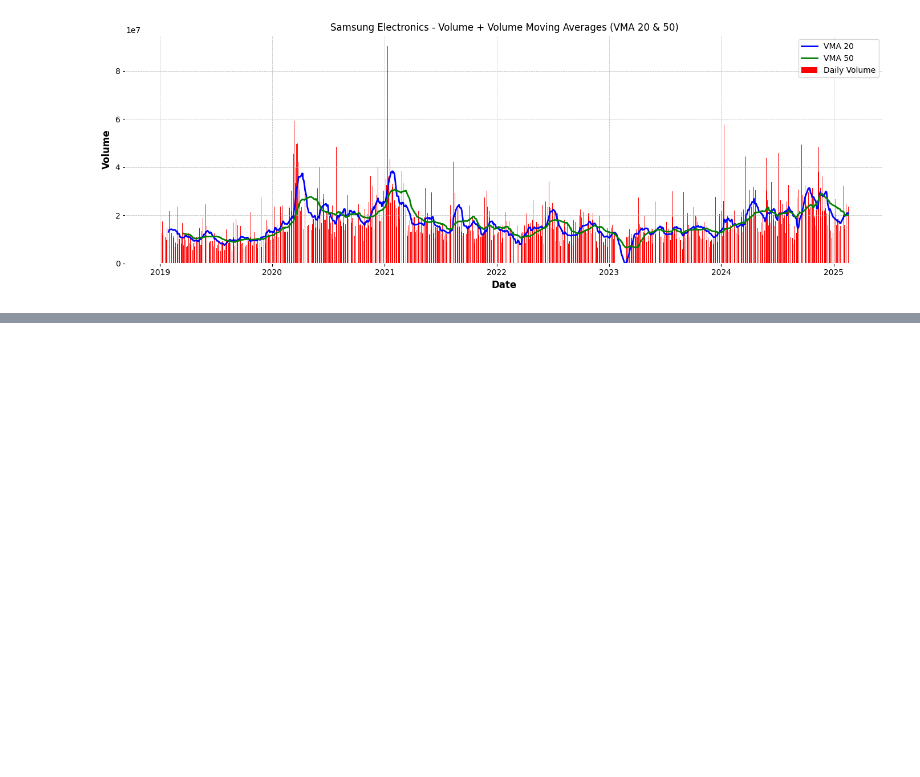
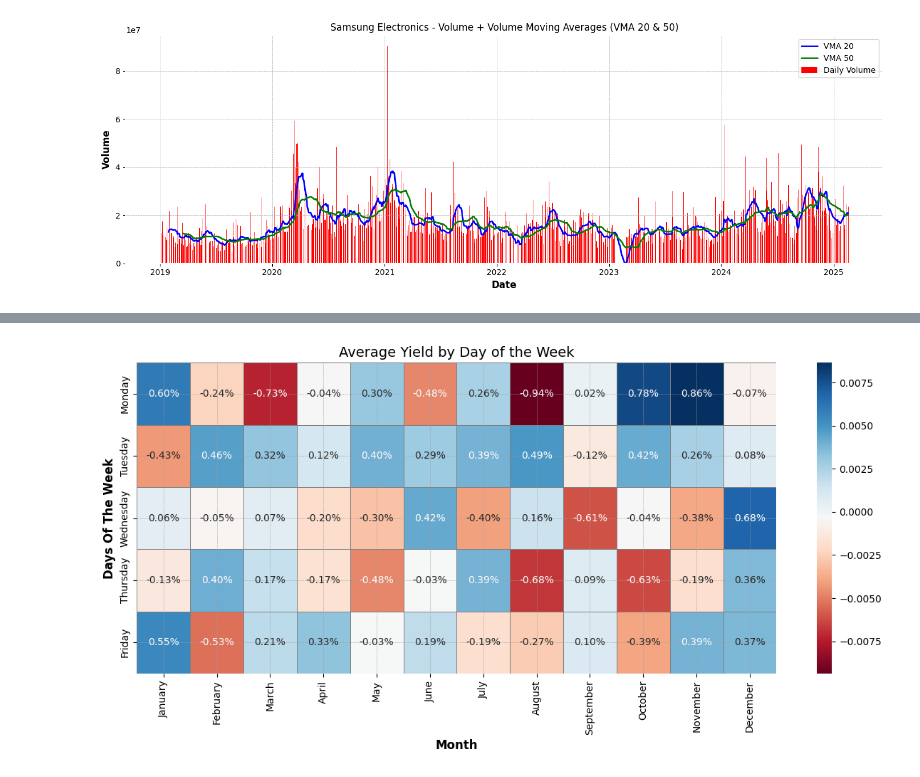
Before and after one commit to BIGDATA-GROUP-4/Samsung-Stock-Price, a Jupyter notebook: Samsung_stockprice.ipynb, the cells around one changed output, grey strips where cells are left out. Saved outputs shown, nothing was run; the diff lists cells and outputs as text; code cells hidden in the pictures; blank space fills up the shorter version.

```diff
--- a/Samsung_stockprice.ipynb
+++ b/Samsung_stockprice.ipynb
@@ -259,0 +285,31 @@ plt.show()
+# %%
+
+ss_pd = ss_pd.sort_values('Date')
+
+
+ss_pd['Return'] = ss_pd['Close'].pct_change()
+
+
+ss_pd['Weekday'] = ss_pd['Date'].dt.day_name()
+ss_pd['Month'] = ss_pd['Date'].dt.month_name()
+
+
+pivot_table = ss_pd.pivot_table(index='Weekday', columns='Month', values='Return', aggfunc='mean')
+
+
+weekday_order = ['Monday', 'Tuesday', 'Wednesday', 'Thursday', 'Friday']
+month_order = ['January', 'February', 'March', 'April', 'May', 'June',
+               'July', 'August', 'September', 'October', 'November', 'December']
+
+pivot_table = pivot_table.reindex(index=weekday_order, columns=month_order)
+
+
+plt.figure(figsize=(12, 6))
+sns.heatmap(pivot_table, cmap='RdBu', annot=True, fmt=".2%", linewidths=0.5, linecolor='gray')
+plt.title('Average Yield by Day of the Week', fontsize=14)
+plt.xlabel('Month')
+plt.ylabel('Days Of The Week')
+plt.tight_layout()
+plt.show()
+# %% [output]
+[figure, added]
```
Also changed, not shown: parts of 3 cells of this notebook.
